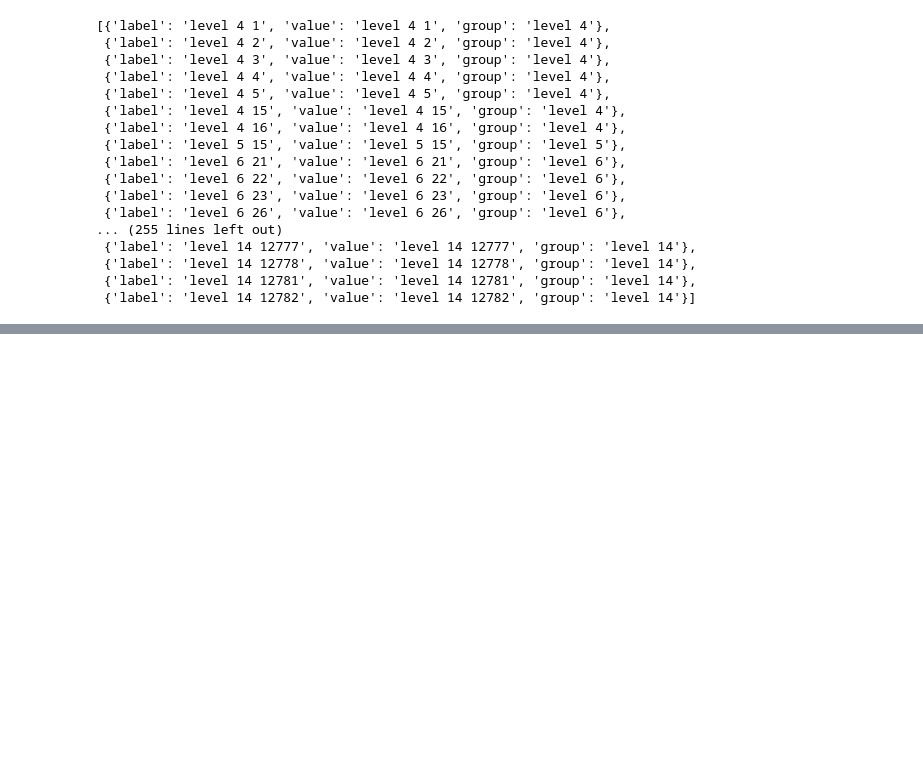
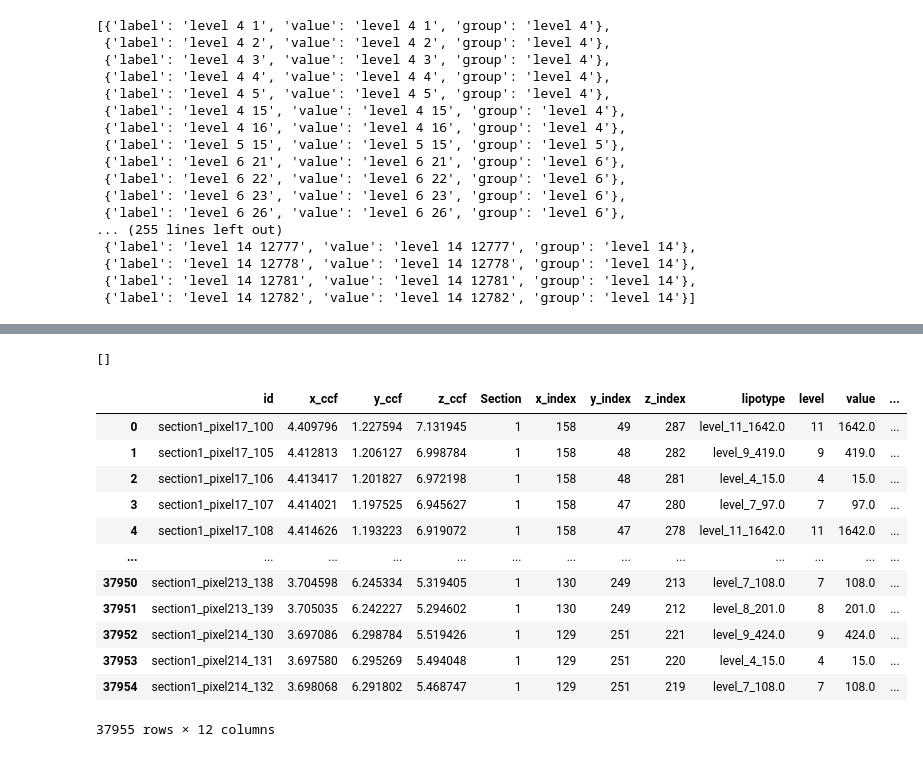
Before and after one commit to yanvow/lbae, a Jupyter notebook: notebooks/lipizones/lipizones.ipynb, the cells around one changed output, grey strips where cells are left out. Cells and saved outputs as stored; diff of their text form; code cells hidden in the pictures; blank space fills up the shorter version.

```diff
--- a/notebooks/lipizones/lipizones.ipynb
+++ b/notebooks/lipizones/lipizones.ipynb
@@ -82 +100,30 @@ df
  ...]
+# %%
+level=4
+slice_index=33
+lipotype=1.0
+
+df.index[
+        (df["level"] == level)
+        & (df["slice"] == slice_index)
+        & (df["value"] == lipotype)
+        ].tolist()
+# %% [output]
+[]
+# %%
+section1_df = df[df["Section"] == 1]
+section1_df
+# %% [output]
+|  | id | x_ccf | y_ccf | z_ccf | Section | x_index | y_index | z_index | lipotype | level | value | ... |
+| 0 | section1_pixel17_100 | 4.409796 | 1.227594 | 7.131945 | 1 | 158 | 49 | 287 | level_11_1642.0 | 11 | 1642.0 | ... |
+| 1 | section1_pixel17_105 | 4.412813 | 1.206127 | 6.998784 | 1 | 158 | 48 | 282 | level_9_419.0 | 9 | 419.0 | ... |
+| 2 | section1_pixel17_106 | 4.413417 | 1.201827 | 6.972198 | 1 | 158 | 48 | 281 | level_4_15.0 | 4 | 15.0 | ... |
+| 3 | section1_pixel17_107 | 4.414021 | 1.197525 | 6.945627 | 1 | 158 | 47 | 280 | level_7_97.0 | 7 | 97.0 | ... |
+| 4 | section1_pixel17_108 | 4.414626 | 1.193223 | 6.919072 | 1 | 158 | 47 | 278 | level_11_1642.0 | 11 | 1642.0 | ... |
+| ... | ... | ... | ... | ... | ... | ... | ... | ... | ... | ... | ... | ... |
+| 37950 | section1_pixel213_138 | 3.704598 | 6.245334 | 5.319405 | 1 | 130 | 249 | 213 | level_7_108.0 | 7 | 108.0 | ... |
+| 37951 | section1_pixel213_139 | 3.705035 | 6.242227 | 5.294602 | 1 | 130 | 249 | 212 | level_8_201.0 | 8 | 201.0 | ... |
+| 37952 | section1_pixel214_130 | 3.697086 | 6.298784 | 5.519426 | 1 | 129 | 251 | 221 | level_9_424.0 | 9 | 424.0 | ... |
+| 37953 | section1_pixel214_131 | 3.697580 | 6.295269 | 5.494048 | 1 | 129 | 251 | 220 | level_4_15.0 | 4 | 15.0 | ... |
+| 37954 | section1_pixel214_132 | 3.698068 | 6.291802 | 5.468747 | 1 | 129 | 251 | 219 | level_7_108.0 | 7 | 108.0 | ... |
+37955 rows × 12 columns
```
Also changed, not shown: parts of 15 cells of this notebook, 6 other files.
